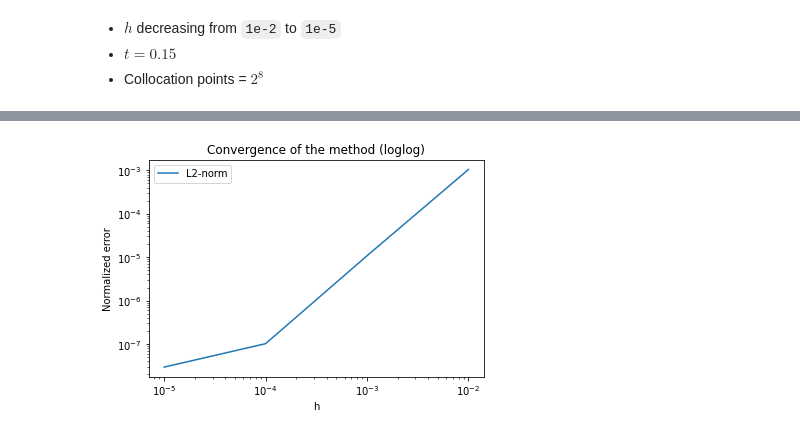
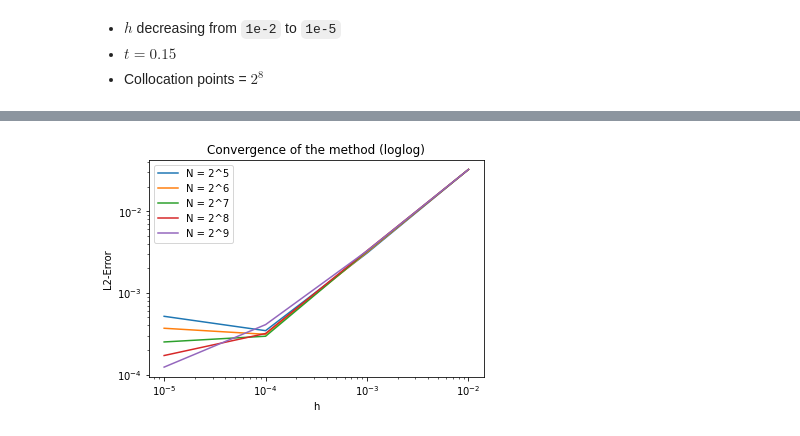
Before and after one commit to jfelipeosorio/kinetick, a Jupyter notebook: pdes/advec_diff1d_cf.ipynb, the cells around one changed output, grey strips where cells are left out. Cells and saved outputs as stored; diff of their text form; code cells hidden in the pictures.

Commit message:
added 1 convergence plot to advec_diff1d eqn

```diff
--- a/pdes/advec_diff1d_cf.ipynb
+++ b/pdes/advec_diff1d_cf.ipynb
@@ -221,8 +442,8 @@ plt.show()
 - $t= 0.15$
 - Collocation points increasing from $2^2$ to $2^{10}$
 # %%
-# Experiment 1 - L2-norms
-L2_norms = []
+# Experiment 1.4 - L2-norms
+L2_norms_4 = []
 xrange = 2**np.arange(2,10)
 for n in range(2,10):
     # X_full
@@ -271,7 +492,7 @@ for n in range(2,10):
     # Differences
     f = np.abs(u_next - u_true)**2
     # Append L2 norm per iteration
-    L2_norms.append(trap(f,delta))
+    L2_norms_4.append(trap(f,delta))
     # Print L2 norm per iteration
     print(trap(f,delta))
 # %% [output]
@@ -302,10 +616,10 @@ plt.show()
 # %%
-# Experiment 2 - L2-norms
-L2_norms = []
-xrange = 2**np.arange(2,10)
-for n in range(2,10):
+# Experiment 2.1 - L2-norms
+L2_norms_1 = []
+xrange = 10.0**(-np.arange(2,6))
+for n in range(2,6):
     # X_full
-    Xfull = np.linspace(0,1,2**n+2)
+    Xfull = np.linspace(0,1,2**5+2)
     # Delta
     delta = Xfull[1]-Xfull[0]
     # X_{\partial\Omega}
@@ -321,7 +635,7 @@ for n in range(2,10):
     # Kernel lenght-scale
     k_param = 0.5
     # Time step
-    h = 1e-5
+    h = 10**(-n)
     # Final t
     t = 0.15
     # No. of steps
@@ -350,7 +664,7 @@ for n in range(2,10):
     # Differences
     f = np.abs(u_next - u_true)**2
     # Append L2 norm per iteration
-    L2_norms.append(trap(f,delta))
+    L2_norms_1.append(trap(f,delta))
     # Print L2 norm per iteration
     print(trap(f,delta))
 # %% [output]
@@ -381,8 +687,8 @@ plt.show()
 - $t= 0.15$
 - Collocation points = $2^6$
 # %%
-# Experiment 3 - L2-norms
-L2_norms = []
+# Experiment 2.2 - L2-norms
+L2_norms_2 = []
 xrange = 10.0**(-np.arange(2,6))
 for n in range(2,6):
     # X_full
@@ -431,7 +737,7 @@ for n in range(2,6):
     # Differences
     f = np.abs(u_next - u_true)**2
     # Append L2 norm per iteration
-    L2_norms.append(trap(f,delta))
+    L2_norms_2.append(trap(f,delta))
     # Print L2 norm per iteration
     print(trap(f,delta))
 # %% [output]
@@ -456,8 +823,8 @@ plt.show()
 - $t= 0.15$
 - Collocation points = $2^8$
 # %%
-# Experiment 4 - L2-norms
-L2_norms = []
+# Experiment 2.4 - L2-norms
+L2_norms_4 = []
 xrange = 10.0**(-np.arange(2,6))
 for n in range(2,6):
     # X_full
@@ -506,7 +873,7 @@ for n in range(2,6):
     # Differences
     f = np.abs(u_next - u_true)**2
     # Append L2 norm per iteration
-    L2_norms.append(trap(f,delta))
+    L2_norms_4.append(trap(f,delta))
     # Print L2 norm per iteration
     print(trap(f,delta))
 # %% [output]
@@ -517,10 +969,14 @@ for n in range(2,6):
 # %%
-# Experiment 4 - Convergence plot
-plt.loglog(xrange,L2_norms,label = 'L2-norm')
+# One plot
+plt.loglog(xrange,L2_norms_1,label = 'N = 2^5')
+plt.loglog(xrange,L2_norms_2,label = 'N = 2^6')
+plt.loglog(xrange,L2_norms_3,label = 'N = 2^7')
+plt.loglog(xrange,L2_norms_4,label = 'N = 2^8')
+plt.loglog(xrange,L2_norms_5,label = 'N = 2^9')
 plt.xlabel('h')
-plt.ylabel('Normalized error')
+plt.ylabel('L2-Error')
 plt.legend()
 plt.title('Convergence of the method (loglog)')
 plt.show()
 # %% [output]
-[figure, old version]
+[figure, new version]
```
Also changed, not shown: parts of 28 cells of this notebook.
